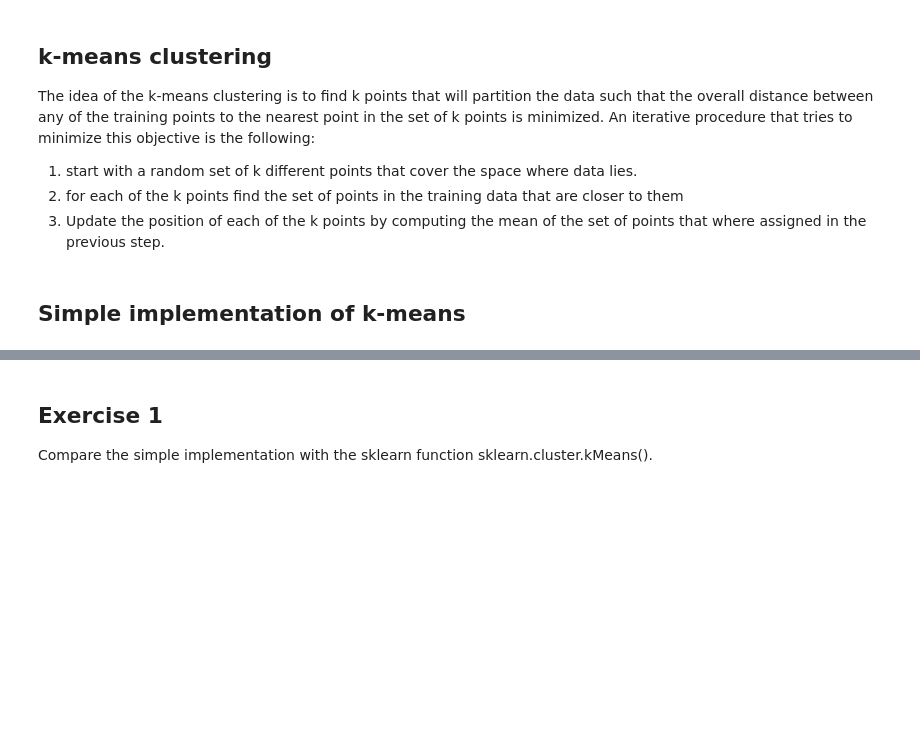
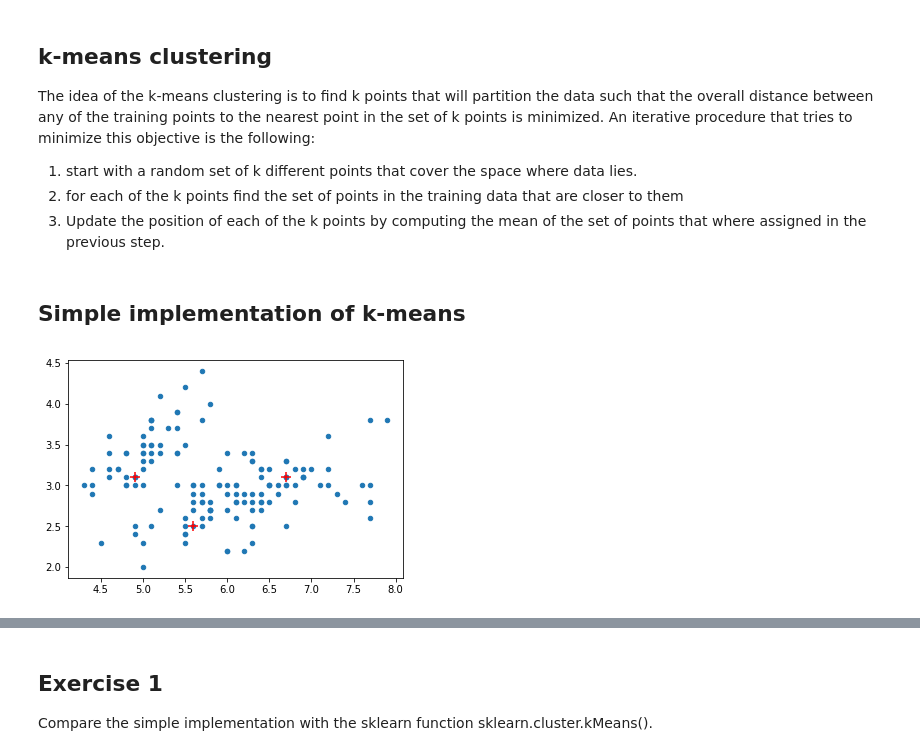
Before and after one commit to luisitobarcito/UM_REU_2018, a Jupyter notebook: Clustering-to-complete.ipynb, the cells around one changed output, grey strips where cells are left out. Cells and saved outputs as stored; diff of their text form; code cells hidden in the pictures; blank space fills up the shorter version.

```diff
--- a/Clustering-to-complete.ipynb
+++ b/Clustering-to-complete.ipynb
@@ -36,3 +34,10 @@ np.random.permutation(X[:])[:3]
+# %%
+X_seeds = np.random.permutation(X[:])[:3]
+plt.scatter(X[:,0], X[:, 1], s=20)
+plt.scatter(X_seeds[:,0], X_seeds[:,1], s=100, marker='+', c='r')
+plt.show()
+# %% [output]
+[figure, added]
 # %%
 def kMeansClustering(X, k, dist=euclideanDistance, max_iter=300):
     n_dims = X.shape[1]
```
Also changed, not shown: parts of 9 cells of this notebook, 2 other files.
